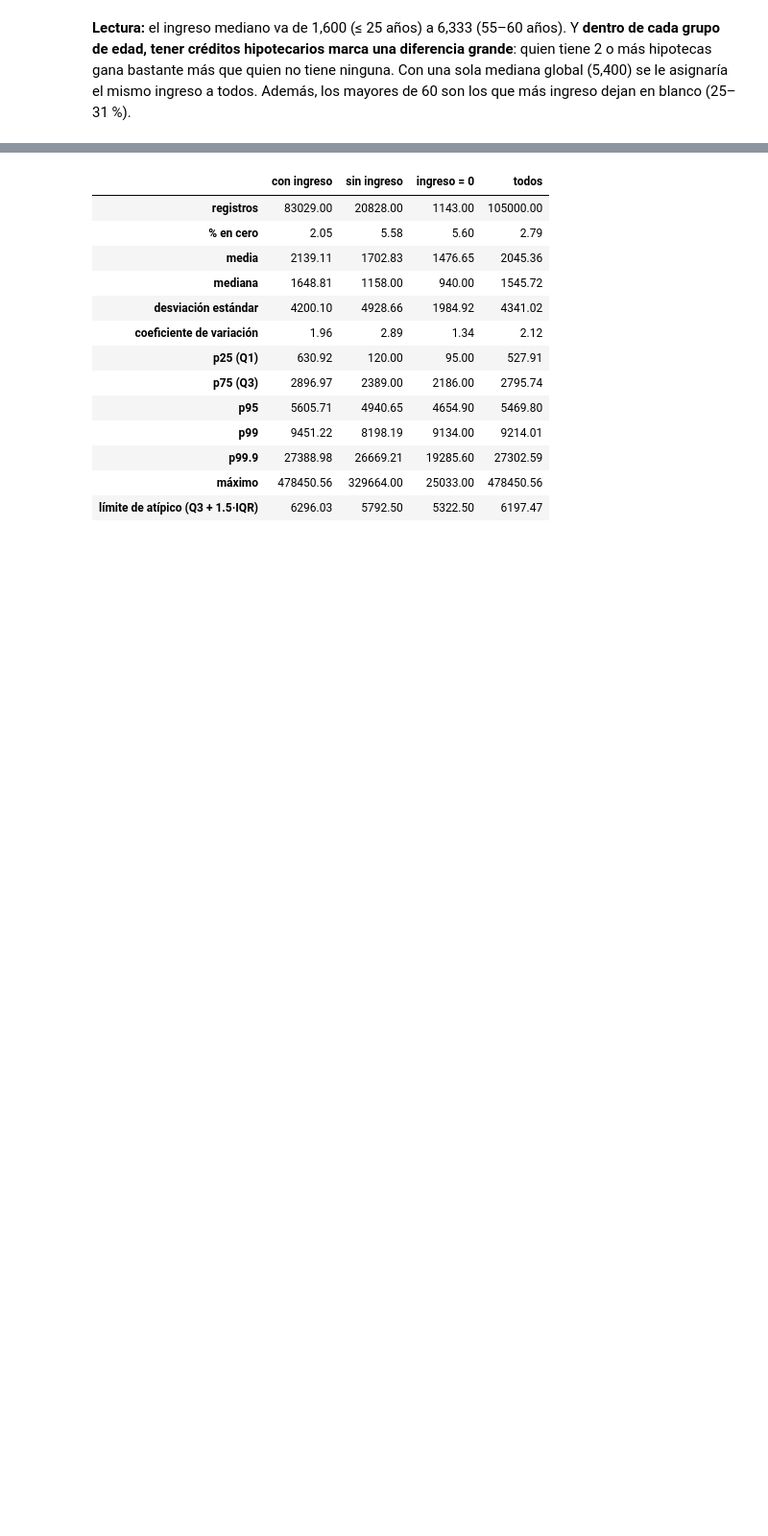
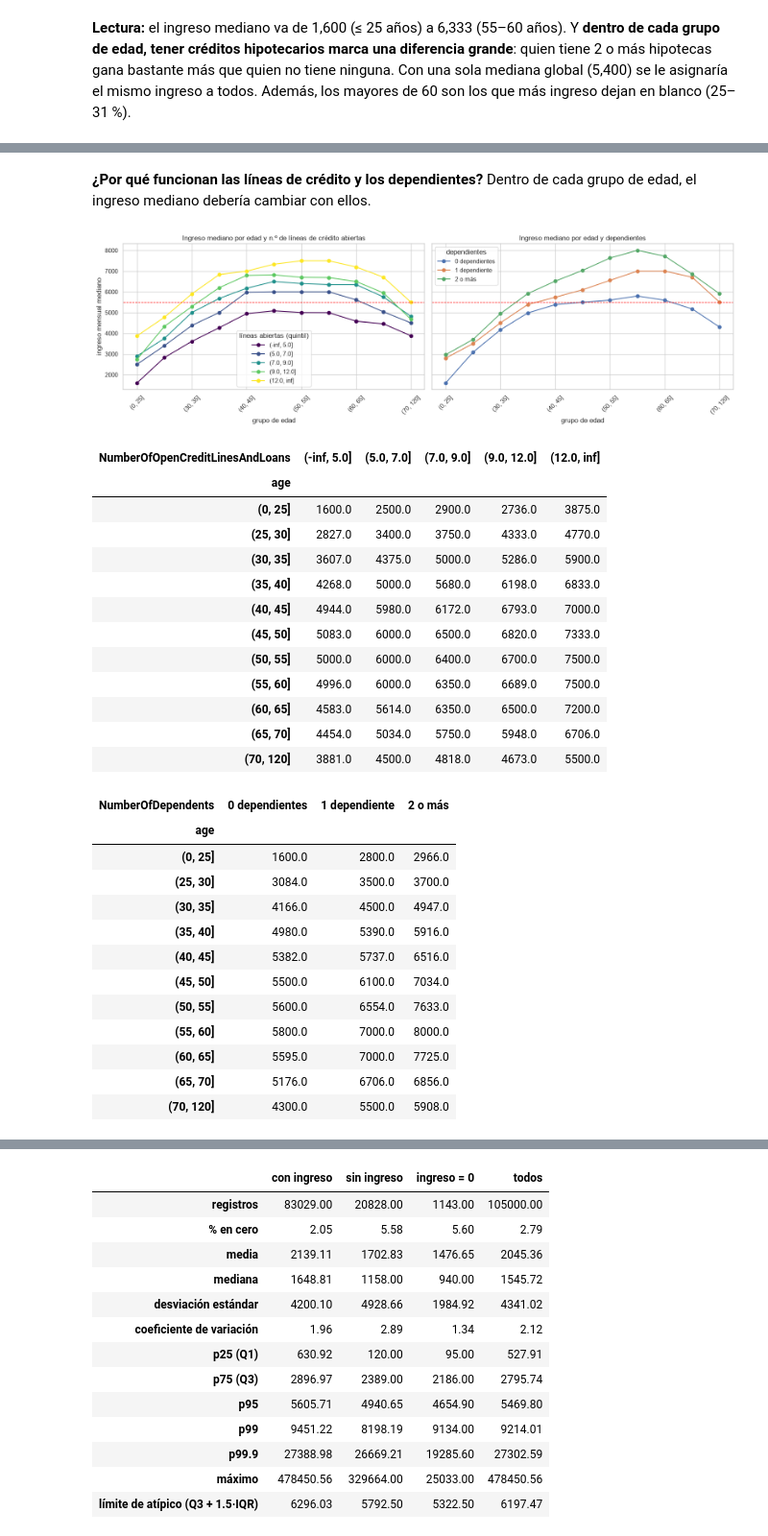
Before and after one commit to gustavopardoitam/ml-competencia-crediticia, a Jupyter notebook: notebooks/02_eda.ipynb, the cells around one changed output, grey strips where cells are left out. Shown at 96% size. Drawn from its saved outputs; the diff is of its cells as text; code cells hidden in the pictures; blank space fills up the shorter version.

```diff
--- a/notebooks/02_eda.ipynb
+++ b/notebooks/02_eda.ipynb
@@ -899,0 +1004,69 @@ comparacion.round(3)
+# %% [markdown]
+**¿Por qué funcionan las líneas de crédito y los dependientes?** Dentro de
+cada grupo de edad, el ingreso mediano debería cambiar con ellos.
+# %%
+ETIQUETAS_DEP = {"0": "0 dependientes", "1": "1 dependiente", "2": "2 o más"}
+base_perfil = base.copy()
+agregar_grupos_perfil(base_perfil, cortes_lineas, cortes_util)
+edad_intervalo = pd.cut(base_perfil["age"], CORTES_EDAD)
+quintil_lineas = pd.cut(
+    base_perfil["NumberOfOpenCreditLinesAndLoans"], cortes_lineas
+).astype(str)
+dependientes_grupo = base_perfil["NumberOfDependents"].clip(upper=2).map(
+    lambda v: ETIQUETAS_DEP[f"{v:.0f}"], na_action="ignore"
+)
+
+fig, axes = plt.subplots(1, 2, figsize=(16, 5), sharey=True)
+tabla_edad_lineas = base_perfil.pivot_table(
+    index=edad_intervalo, columns=quintil_lineas, values="MonthlyIncome",
+    aggfunc="median", observed=True,
+)
+orden_lineas = sorted(tabla_edad_lineas.columns, key=lambda c: float(c.split(",")[1][:-1]))
+tabla_edad_lineas[orden_lineas].plot(marker="o", ax=axes[0], colormap="viridis")
+axes[0].set_title("Ingreso mediano por edad y n.º de líneas de crédito abiertas")
+axes[0].legend(title="líneas abiertas (quintil)")
+
+tabla_edad_dep = base_perfil.pivot_table(
+    index=edad_intervalo, columns=dependientes_grupo, values="MonthlyIncome",
+    aggfunc="median", observed=True,
+)
+tabla_edad_dep[list(ETIQUETAS_DEP.values())].plot(marker="o", ax=axes[1])
+axes[1].set_title("Ingreso mediano por edad y dependientes")
+axes[1].legend(title="dependientes")
+for ax in axes:
+    ax.axhline(mediana_global, color="red", ls="--", lw=1)
+    ax.set_xlabel("grupo de edad")
+    ax.set_ylabel("ingreso mensual mediano")
+    ax.tick_params(axis="x", rotation=45)
+plt.tight_layout()
+plt.show()
+display(tabla_edad_lineas[orden_lineas].round(0))
+display(tabla_edad_dep[list(ETIQUETAS_DEP.values())].round(0))
+# %% [output]
+[figure, added]
+| NumberOfOpenCreditLinesAndLoans | (-inf, 5.0] | (5.0, 7.0] | (7.0, 9.0] | (9.0, 12.0] | (12.0, inf] |
+| age |  |  |  |  |  |
+| (0, 25] | 1600.0 | 2500.0 | 2900.0 | 2736.0 | 3875.0 |
+| (25, 30] | 2827.0 | 3400.0 | 3750.0 | 4333.0 | 4770.0 |
+| (30, 35] | 3607.0 | 4375.0 | 5000.0 | 5286.0 | 5900.0 |
+| (35, 40] | 4268.0 | 5000.0 | 5680.0 | 6198.0 | 6833.0 |
+| (40, 45] | 4944.0 | 5980.0 | 6172.0 | 6793.0 | 7000.0 |
+| (45, 50] | 5083.0 | 6000.0 | 6500.0 | 6820.0 | 7333.0 |
+| (50, 55] | 5000.0 | 6000.0 | 6400.0 | 6700.0 | 7500.0 |
+| (55, 60] | 4996.0 | 6000.0 | 6350.0 | 6689.0 | 7500.0 |
+| (60, 65] | 4583.0 | 5614.0 | 6350.0 | 6500.0 | 7200.0 |
+| (65, 70] | 4454.0 | 5034.0 | 5750.0 | 5948.0 | 6706.0 |
+| (70, 120] | 3881.0 | 4500.0 | 4818.0 | 4673.0 | 5500.0 |
+| NumberOfDependents | 0 dependientes | 1 dependiente | 2 o más |
+| age |  |  |  |
+| (0, 25] | 1600.0 | 2800.0 | 2966.0 |
+| (25, 30] | 3084.0 | 3500.0 | 3700.0 |
+| (30, 35] | 4166.0 | 4500.0 | 4947.0 |
+| (35, 40] | 4980.0 | 5390.0 | 5916.0 |
+| (40, 45] | 5382.0 | 5737.0 | 6516.0 |
+| (45, 50] | 5500.0 | 6100.0 | 7034.0 |
+| (50, 55] | 5600.0 | 6554.0 | 7633.0 |
+| (55, 60] | 5800.0 | 7000.0 | 8000.0 |
+| (60, 65] | 5595.0 | 7000.0 | 7725.0 |
+| (65, 70] | 5176.0 | 6706.0 | 6856.0 |
+| (70, 120] | 4300.0 | 5500.0 | 5908.0 |
```
Also changed, not shown: parts of 14 cells of this notebook, 2 other files.
